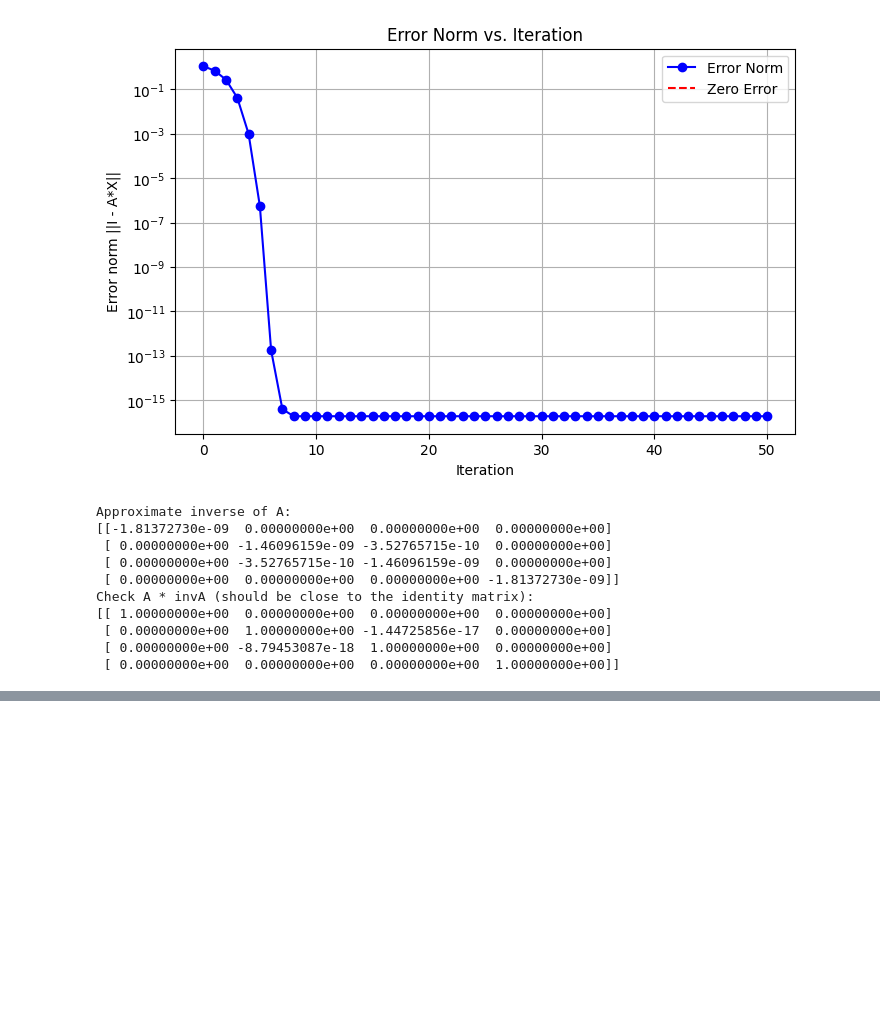
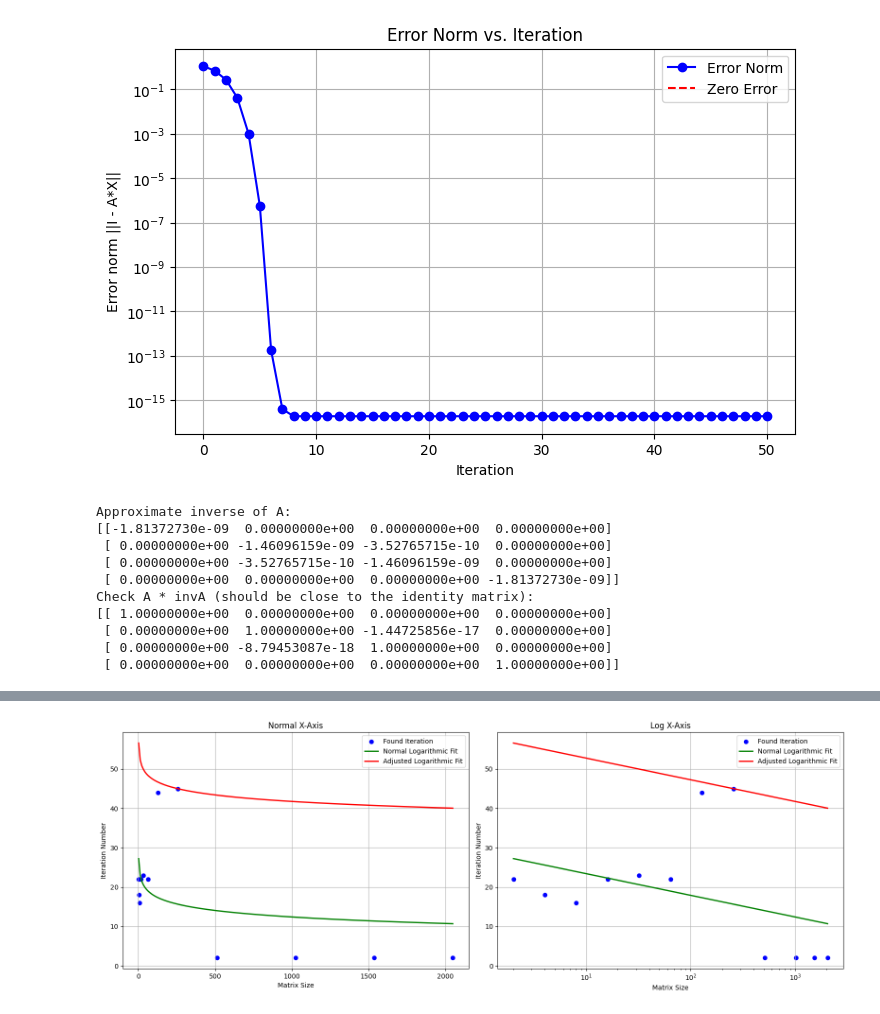
Before and after one commit to PanScout/quantum-fpga, a Jupyter notebook: python/Estimate_Inverse.ipynb, the cells around one changed output, grey strips where cells are left out. Cells and saved outputs as stored; diff of their text form; code cells hidden in the pictures; blank space fills up the shorter version.

```diff
--- a/python/Estimate_Inverse.ipynb
+++ b/python/Estimate_Inverse.ipynb
@@ -560,0 +345,9 @@ plt.show()
+# %%
+import pandas as pd
+
+# Check if df is not already declared or is empty.
+if 'df' not in globals() or df.empty:
+    df = pd.read_pickle("df_results.pkl")
+
+# Print the DataFrame to verify
+display(df.tail())
@@ -560,0 +449,83 @@ plt.show()
+# %%
+import numpy as np
+import pandas as pd
+import matplotlib.pyplot as plt
+from sklearn.linear_model import LinearRegression
+
+# --- Prepare the data ---
+# Assume result_df_log has 'size' (matrix size) and 'iteration' (found iteration number)
+X_fit = result_df_log[['size']].values  # matrix sizes (independent variable)
+y_fit = result_df_log['iteration'].values  # iteration numbers (dependent variable)
+
+# --- Log-transform the independent variable ---
+X_log = np.log(X_fit)
+
+# --- Fit a Linear Regression Model on the log-transformed data ---
+model_log = LinearRegression()
+model_log.fit(X_log, y_fit)
+
+# Retrieve the fitted coefficients
+a = model_log.coef_[0]       # slope
+b = model_log.intercept_     # intercept
+
+# Compute the predicted values on the training data (normal log fit)
+yhat = model_log.predict(X_log)
+
+# --- Adjust the model so it always sits above the data ---
+# Compute the differences (if a data point is above the fitted curve, diff > 0)
+diff = y_fit - yhat
+max_diff = np.max(diff)
+
+# Use a small margin to ensure the curve is strictly above the highest data point.
+margin = 0.01
+shift = max_diff + margin if max_diff > 0 else margin
+
+# For the adjusted model, combine b and shift into a single intercept:
+b_adjusted = b + shift
+
+# --- Create a smooth range for plotting ---
+x_range = np.linspace(result_df_log['size'].min(), result_df_log['size'].max(), 200).reshape(-1, 1)
+x_range_log = np.log(x_range)
+
+# Compute predictions for both fits on the smooth range.
+y_range_normal = a * x_range_log + b           # Normal logarithmic fit
+y_range_adjusted = a * x_range_log + b_adjusted   # Adjusted fit with combined intercept
+
+# --- Plot the data and the two logarithmic fits side by side ---
+fig, axs = plt.subplots(1, 2, figsize=(16, 6))
+
+# Left subplot: Normal x-axis scale
+axs[0].scatter(result_df_log['size'], result_df_log['iteration'],
+               color='blue', marker='o', label='Found Iteration')
+axs[0].plot(x_range, y_range_normal, color='green', linewidth=2,
+            label='Normal Logarithmic Fit')
+axs[0].plot(x_range, y_range_adjusted, color='red', linewidth=2,
+            label='Adjusted Logarithmic Fit')
+axs[0].set_xlabel('Matrix Size')
+axs[0].set_ylabel('Iteration Number')
+axs[0].set_title('Normal X-Axis')
+axs[0].legend()
+axs[0].grid(True)
+
+# Right subplot: Logarithmic x-axis scale
+axs[1].scatter(result_df_log['size'], result_df_log['iteration'],
+               color='blue', marker='o', label='Found Iteration')
+axs[1].plot(x_range, y_range_normal, color='green', linewidth=2,
+            label='Normal Logarithmic Fit')
+axs[1].plot(x_range, y_range_adjusted, color='red', linewidth=2,
+            label='Adjusted Logarithmic Fit')
+axs[1].set_xlabel('Matrix Size')
+axs[1].set_ylabel('Iteration Number')
+axs[1].set_title('Log X-Axis')
+axs[1].legend()
+axs[1].grid(True)
+axs[1].set_xscale('log')
+
+plt.tight_layout()
+
+# --- Print the equations ---
+print(f"Normal Logarithmic Fit: y = {a:.3f} * log(x) + {b:.3f}")
+print(f"Adjusted Logarithmic Fit: y = {a:.3f} * log(x) + {b_adjusted:.3f}")
+
+plt.show()
+# %% [output]
@@ -560,0 +534 @@ plt.show()
+[figure, added]
```
Also changed, not shown: parts of 15 cells of this notebook.
